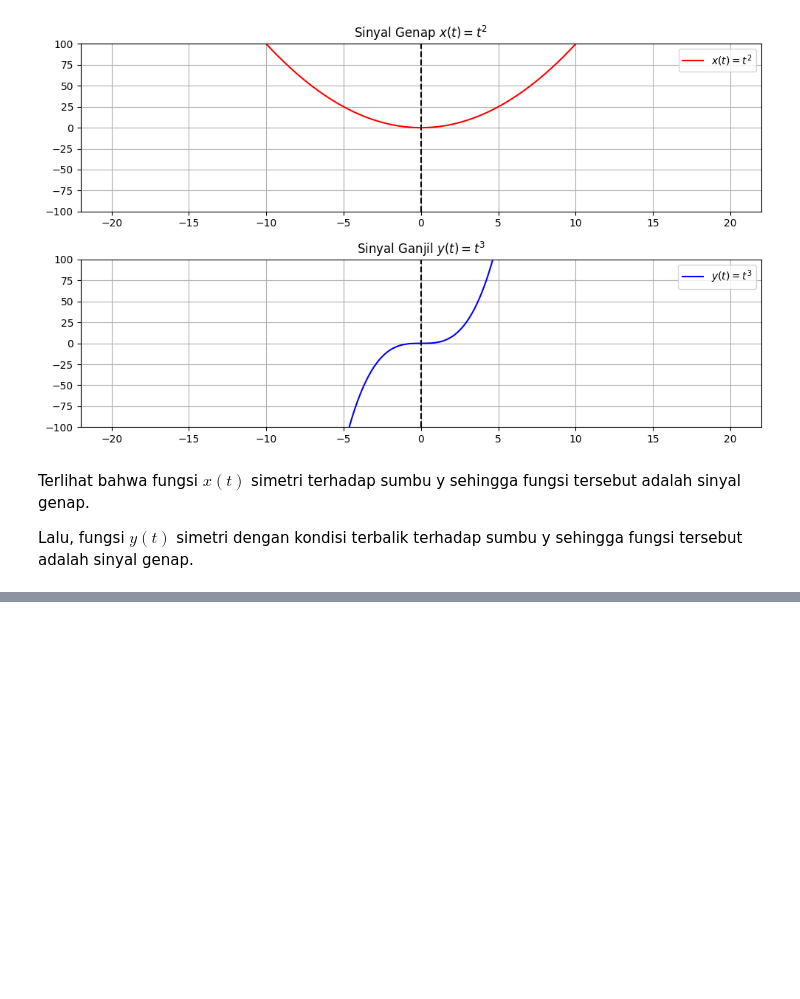
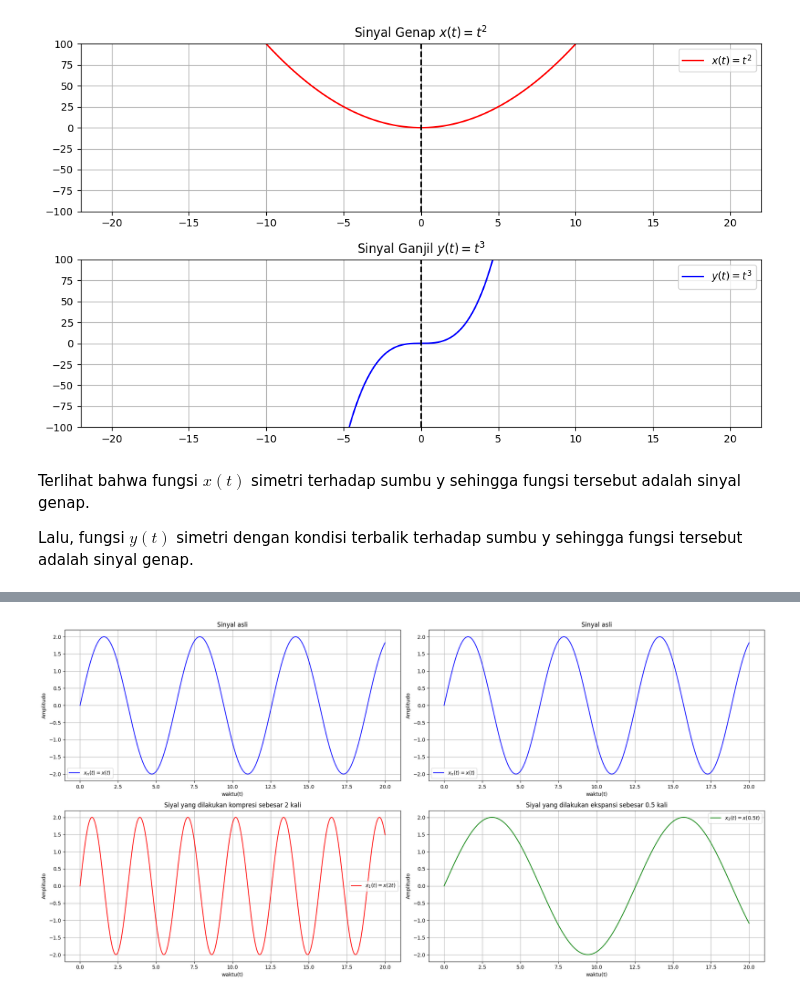
Before and after one commit to Dzuumirrah/Isyarat-dan-Sistem, a Jupyter notebook: Mid-term/answer-notebook.ipynb, the cells around one changed output, grey strips where cells are left out. Cells and saved outputs as stored; diff of their text form; code cells hidden in the pictures; blank space fills up the shorter version.

```diff
--- a/Mid-term/answer-notebook.ipynb
+++ b/Mid-term/answer-notebook.ipynb
@@ -1108,18 +760,0 @@ $f[n] = 0,$ untuk $n$ lainnya.
-# %%
-# Pembuatan grafik
-# Shortcut
-sin = np.sin
-pi = np.pi
-
-# deklarasi nilai setiap variabel
-A = 2               # Amplitudo
-
-# Setting plot untuk grafik
-n = np.arange(-30, 30, 1)
-x_n = np.where((-20 <= n) & (n <= 20), A * sin(n), 0)
-
-plt.figure(figsize=(15, 5))      # size dalam inci
-plt.stem(n, x_n)
-plt.title("Grafik fungsi $f[n] = 2\sin(n)$, dengan $ -20 < n \leq 20$ ")
-plt.xlabel("waktu (s)")
-plt.show()
@@ -1168,0 +870,57 @@ plt.show()
+# %%
+# Pembuatan grafik
+# Deklarasi variable
+t = np.linspace(0, 20, 1000)
+
+# Sinyal original
+def u_t(t) -> list:
+    x_t = 2 * sin(t)
+    return x_t
+
+# Sinyal yang akan dibangkitkan
+x_n = u_t(t)
+x_1 = u_t(2 * t)
+x_2 = u_t(0.5 * t)
+
+# Kalkulasi energi
+
+# Plotting
+plt.figure(figsize=(20, 10))
+
+plt.subplot(2, 2 , 1)
+plt.plot(t, x_n, label=r"$x_n(t) = x(t)$", color="b")
+plt.title("Sinyal asli")
+plt.xlabel('waktu(t)')
+plt.ylabel('Amplitudo')
+plt.grid(True)
+plt.legend()
+
+plt.subplot(2, 2 , 2)
+plt.plot(t, x_n, label=r"$x_n(t) = x(t)$", color="b")
+plt.title("Sinyal asli")
+plt.xlabel('waktu(t)')
+plt.ylabel('Amplitudo')
+plt.grid(True)
+plt.legend()
+
+plt.subplot(2, 2 ,3)
+plt.plot(t, x_1, label=r"$x_1(t) = x(2t)$", color="r")
+plt.title("Siyal yang dilakukan kompresi sebesar 2 kali")
+plt.xlabel('waktu(t)')
+plt.ylabel('Amplitudo')
+plt.grid(True)
+plt.legend()
+
+
+plt.subplot(2, 2 ,4)
+plt.plot(t, x_2, label=r"$x_2(t)= x(0.5t)$", color="g")
+plt.title('Siyal yang dilakukan ekspansi sebesar 0.5 kali')
+plt.xlabel('waktu(t)')
+plt.ylabel('Amplitudo')
+plt.grid(True)
+plt.legend()
+
+plt.tight_layout()
+plt.show()
+# %% [output]
+[figure, added]
```
Also changed, not shown: parts of 49 cells of this notebook.
